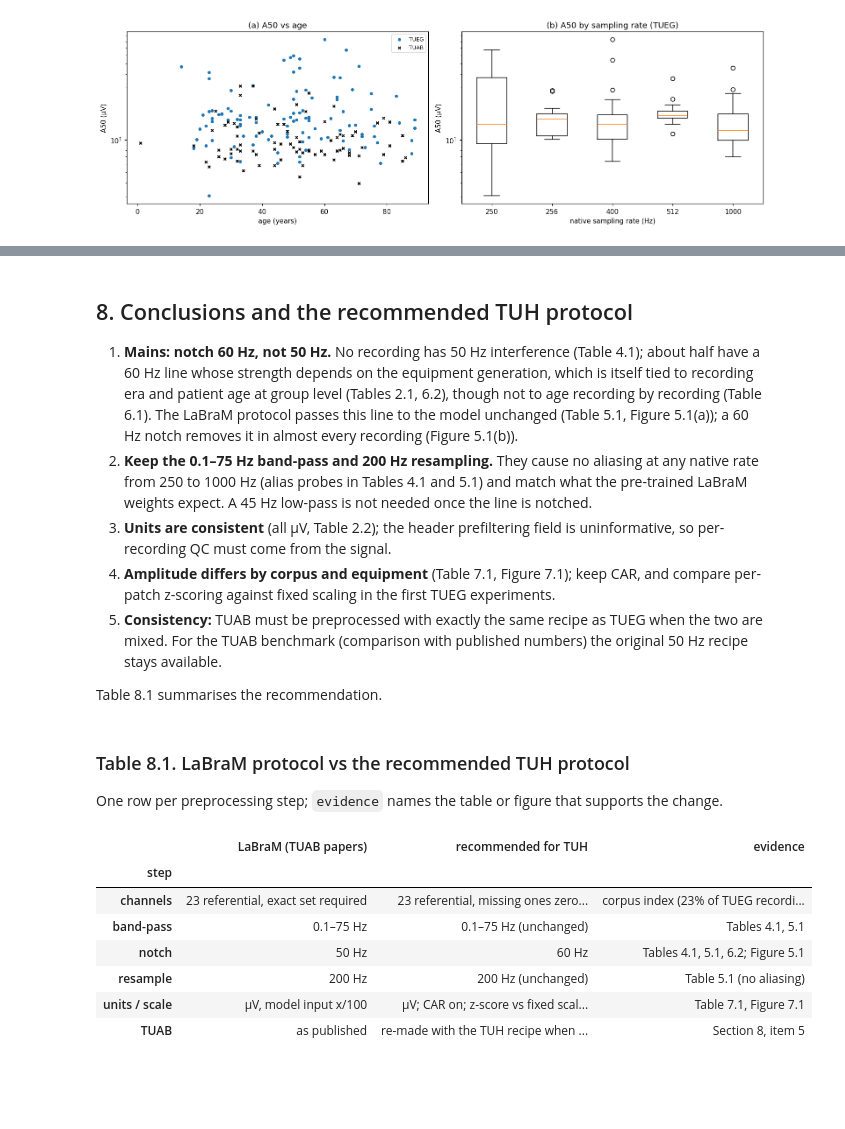
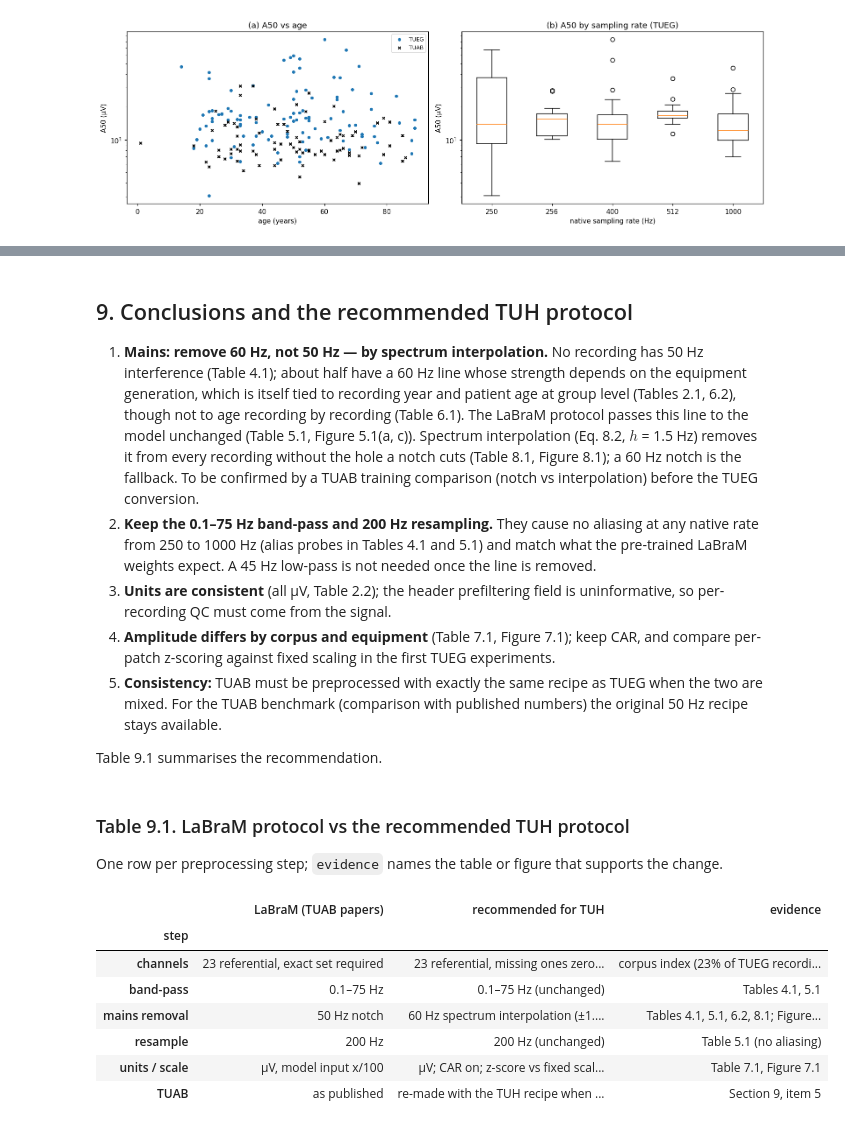
Before and after one commit to Neuro-Clalit/LaBraM, a Jupyter notebook: notebooks/tuh_preprocessing_analysis.ipynb, the cells around one changed output, grey strips where cells are left out. Cells and saved outputs as stored; diff of their text form; code cells hidden in the pictures; blank space fills up the shorter version.

```diff
--- a/notebooks/tuh_preprocessing_analysis.ipynb
+++ b/notebooks/tuh_preprocessing_analysis.ipynb
@@ -484,15 +595,17 @@ empirical question for the training experiments (Section 8).
 # %% [markdown]
-## 8. Conclusions and the recommended TUH protocol
+## 9. Conclusions and the recommended TUH protocol
 
-1. **Mains: notch 60 Hz, not 50 Hz.** No recording has 50 Hz interference (Table 4.1); about
-   half have a 60 Hz line whose strength depends on the equipment generation, which is itself
-   tied to recording era and patient age at group level (Tables 2.1, 6.2), though not to age
-   recording by recording (Table 6.1). The LaBraM protocol passes this line to the model
-   unchanged (Table 5.1, Figure 5.1(a)); a 60 Hz notch removes it in almost every recording
-   (Figure 5.1(b)).
+1. **Mains: remove 60 Hz, not 50 Hz — by spectrum interpolation.** No recording has 50 Hz
+   interference (Table 4.1); about half have a 60 Hz line whose strength depends on the equipment
+   generation, which is itself tied to recording year and patient age at group level (Tables 2.1,
+   6.2), though not to age recording by recording (Table 6.1). The LaBraM protocol passes this line
+   to the model unchanged (Table 5.1, Figure 5.1(a, c)). Spectrum interpolation (Eq. 8.2,
+   $h$ = 1.5 Hz) removes it from every recording without the hole a notch cuts (Table 8.1,
+   Figure 8.1); a 60 Hz notch is the fallback. To be confirmed by a TUAB training comparison
+   (notch vs interpolation) before the TUEG conversion.
 2. **Keep the 0.1–75 Hz band-pass and 200 Hz resampling.** They cause no aliasing at any native
    rate from 250 to 1000 Hz (alias probes in Tables 4.1 and 5.1) and match what the pre-trained
-   LaBraM weights expect. A 45 Hz low-pass is not needed once the line is notched.
+   LaBraM weights expect. A 45 Hz low-pass is not needed once the line is removed.
 3. **Units are consistent** (all µV, Table 2.2); the header prefiltering field is uninformative,
    so per-recording QC must come from the signal.
 4. **Amplitude differs by corpus and equipment** (Table 7.1, Figure 7.1); keep CAR, and compare
@@ -501,27 +614,27 @@ empirical question for the training experiments (Section 8).
    are mixed. For the TUAB benchmark (comparison with published numbers) the original 50 Hz
    recipe stays available.
 
-Table 8.1 summarises the recommendation.
+Table 9.1 summarises the recommendation.
 # %% [markdown]
-### Table 8.1. LaBraM protocol vs the recommended TUH protocol
+### Table 9.1. LaBraM protocol vs the recommended TUH protocol
 
 One row per preprocessing step; `evidence` names the table or figure that supports the change.
 # %%
-t81 = pd.DataFrame([
+t91 = pd.DataFrame([
     ("channels", "23 referential, exact set required", "23 referential, missing ones zero-filled + channel_mask", "corpus index (23% of TUEG recordings miss ≥1 channel)"),
     ("band-pass", "0.1–75 Hz", "0.1–75 Hz (unchanged)", "Tables 4.1, 5.1"),
-    ("notch", "50 Hz", "60 Hz", "Tables 4.1, 5.1, 6.2; Figure 5.1"),
+    ("mains removal", "50 Hz notch", "60 Hz spectrum interpolation (±1.5 Hz); 60 Hz notch as fallback", "Tables 4.1, 5.1, 6.2, 8.1; Figures 5.1, 8.1"),
     ("resample", "200 Hz", "200 Hz (unchanged)", "Table 5.1 (no aliasing)"),
     ("units / scale", "µV, model input x/100", "µV; CAR on; z-score vs fixed scaling tested", "Table 7.1, Figure 7.1"),
-    ("TUAB", "as published", "re-made with the TUH recipe when mixed with TUEG; published recipe kept for the benchmark", "Section 8, item 5"),
+    ("TUAB", "as published", "re-made with the TUH recipe when mixed with TUEG; published recipe kept for the benchmark", "Section 9, item 5"),
 ], columns=["step", "LaBraM (TUAB papers)", "recommended for TUH", "evidence"]).set_index("step")
-numbered_table(t81, "8.1", "LaBraM protocol vs the recommended TUH protocol")
+numbered_table(t91, "9.1", "LaBraM protocol vs the recommended TUH protocol")
 # %% [output]
 |  | LaBraM (TUAB papers) | recommended for TUH | evidence |
 | step |  |  |  |
 | channels | 23 referential, exact set required | 23 referential, missing ones zero... | corpus index (23% of TUEG recordi... |
 | band-pass | 0.1–75 Hz | 0.1–75 Hz (unchanged) | Tables 4.1, 5.1 |
-| notch | 50 Hz | 60 Hz | Tables 4.1, 5.1, 6.2; Figure 5.1 |
+| mains removal | 50 Hz notch | 60 Hz spectrum interpolation (±1.... | Tables 4.1, 5.1, 6.2, 8.1; Figure... |
 | resample | 200 Hz | 200 Hz (unchanged) | Table 5.1 (no aliasing) |
 | units / scale | µV, model input x/100 | µV; CAR on; z-score vs fixed scal... | Table 7.1, Figure 7.1 |
-| TUAB | as published | re-made with the TUH recipe when ... | Section 8, item 5 |
+| TUAB | as published | re-made with the TUH recipe when ... | Section 9, item 5 |
```
Also changed, not shown: parts of 26 cells of this notebook, 3 other files.
